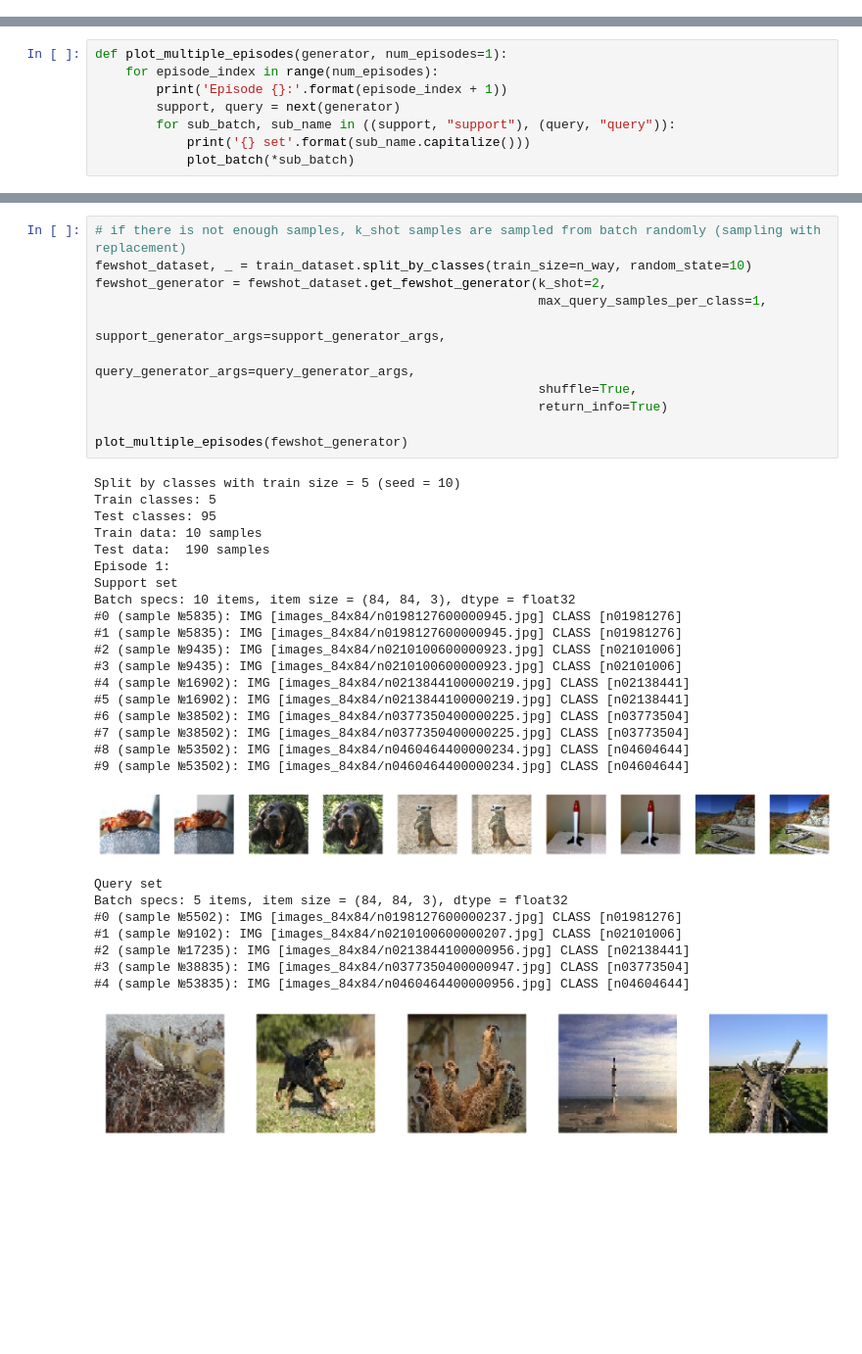
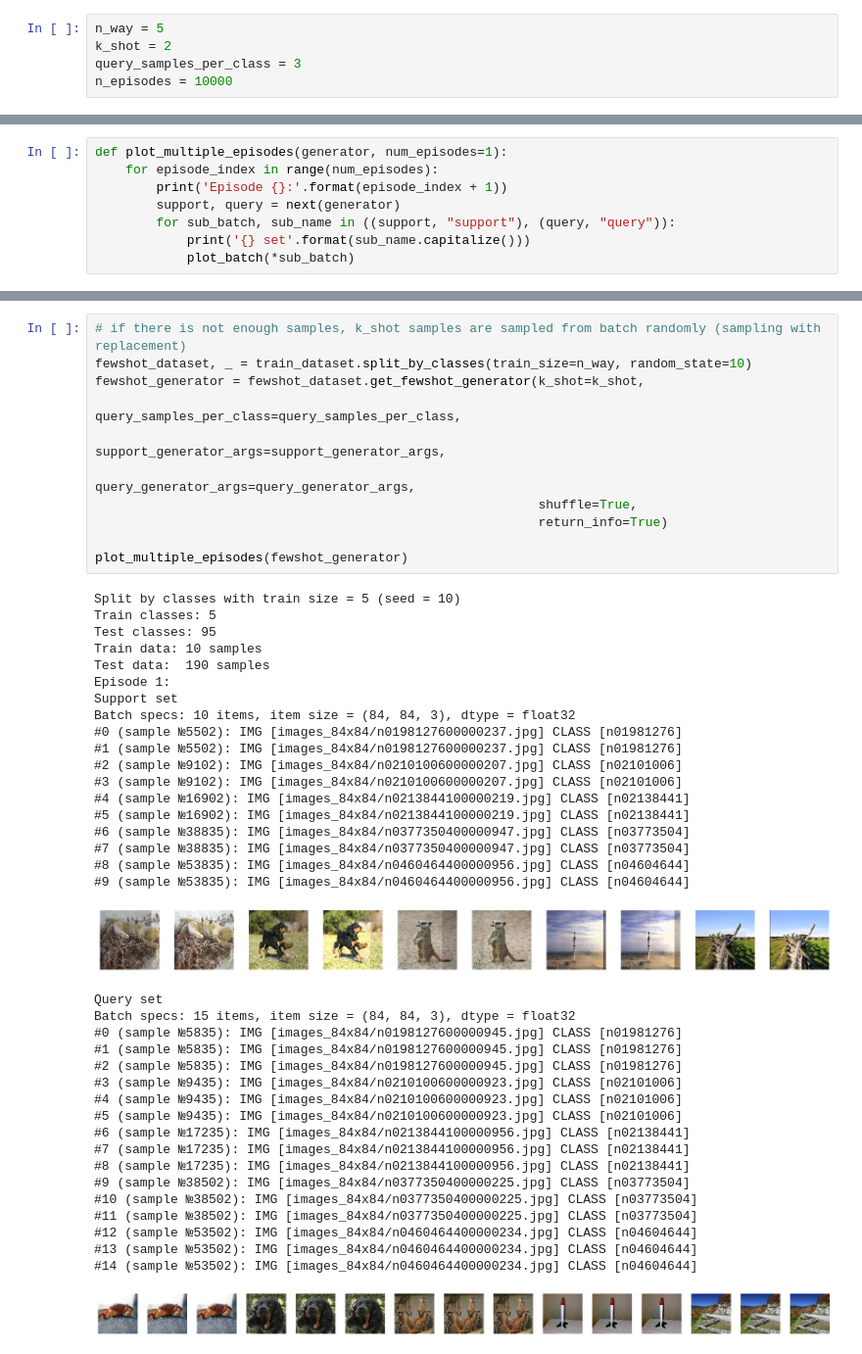
Before and after one commit to konev-artem/FewShotLearning, a Jupyter notebook: scripts/data_provider_demo.ipynb, the cells around one changed output, grey strips where cells are left out. Shown at 98% size. Saved outputs shown, nothing was run; the diff lists cells and outputs as text; blank space fills up the shorter version.

```diff
--- a/scripts/data_provider_demo.ipynb
+++ b/scripts/data_provider_demo.ipynb
@@ -311,3 +309,8 @@ n_way = 5
+# %%
+n_way = 5
+k_shot = 2
+query_samples_per_class = 3
+n_episodes = 10000
 # %%
 support_generator_args = {
     'num_images_in_mixup': 2,
@@ -373,39 +386,49 @@ Test data:  59800 samples
 # %%
 # if there is not enough samples, k_shot samples are sampled from batch randomly (sampling with replacement)
 fewshot_dataset, _ = train_dataset.split_by_classes(train_size=n_way, random_state=10)
-fewshot_generator = fewshot_dataset.get_fewshot_generator(k_shot=2,
-                                                          max_query_samples_per_class=1,
+fewshot_generator = fewshot_dataset.get_fewshot_generator(k_shot=k_shot,
+                                                          query_samples_per_class=query_samples_per_class,
                                                           support_generator_args=support_generator_args,
                                                           query_generator_args=query_generator_args,
                                                           shuffle=True,
                                                           return_info=True)
 
 plot_multiple_episodes(fewshot_generator)
 # %% [output]
 Split by classes with train size = 5 (seed = 10)
 Train classes: 5
 Test classes: 95
 Train data: 10 samples
 Test data:  190 samples
 Episode 1:
 Support set
 Batch specs: 10 items, item size = (84, 84, 3), dtype = float32
-#0 (sample №5835): IMG [images_84x84/n0198127600000945.jpg] CLASS [n01981276]
-#1 (sample №5835): IMG [images_84x84/n0198127600000945.jpg] CLASS [n01981276]
-#2 (sample №9435): IMG [images_84x84/n0210100600000923.jpg] CLASS [n02101006]
-#3 (sample №9435): IMG [images_84x84/n0210100600000923.jpg] CLASS [n02101006]
+#0 (sample №5502): IMG [images_84x84/n0198127600000237.jpg] CLASS [n01981276]
+#1 (sample №5502): IMG [images_84x84/n0198127600000237.jpg] CLASS [n01981276]
+#2 (sample №9102): IMG [images_84x84/n0210100600000207.jpg] CLASS [n02101006]
+#3 (sample №9102): IMG [images_84x84/n0210100600000207.jpg] CLASS [n02101006]
 #4 (sample №16902): IMG [images_84x84/n0213844100000219.jpg] CLASS [n02138441]
 #5 (sample №16902): IMG [images_84x84/n0213844100000219.jpg] CLASS [n02138441]
-#6 (sample №38502): IMG [images_84x84/n0377350400000225.jpg] CLASS [n03773504]
-#7 (sample №38502): IMG [images_84x84/n0377350400000225.jpg] CLASS [n03773504]
-#8 (sample №53502): IMG [images_84x84/n0460464400000234.jpg] CLASS [n04604644]
-#9 (sample №53502): IMG [images_84x84/n0460464400000234.jpg] CLASS [n04604644]
+#6 (sample №38835): IMG [images_84x84/n0377350400000947.jpg] CLASS [n03773504]
+#7 (sample №38835): IMG [images_84x84/n0377350400000947.jpg] CLASS [n03773504]
+#8 (sample №53835): IMG [images_84x84/n0460464400000956.jpg] CLASS [n04604644]
+#9 (sample №53835): IMG [images_84x84/n0460464400000956.jpg] CLASS [n04604644]
-[figure, old version]
+[figure, new version]
 Query set
-Batch specs: 5 items, item size = (84, 84, 3), dtype = float32
-#0 (sample №5502): IMG [images_84x84/n0198127600000237.jpg] CLASS [n01981276]
-#1 (sample №9102): IMG [images_84x84/n0210100600000207.jpg] CLASS [n02101006]
-#2 (sample №17235): IMG [images_84x84/n0213844100000956.jpg] CLASS [n02138441]
-#3 (sample №38835): IMG [images_84x84/n0377350400000947.jpg] CLASS [n03773504]
-#4 (sample №53835): IMG [images_84x84/n0460464400000956.jpg] CLASS [n04604644]
+Batch specs: 15 items, item size = (84, 84, 3), dtype = float32
+#0 (sample №5835): IMG [images_84x84/n0198127600000945.jpg] CLASS [n01981276]
+#1 (sample №5835): IMG [images_84x84/n0198127600000945.jpg] CLASS [n01981276]
+#2 (sample №5835): IMG [images_84x84/n0198127600000945.jpg] CLASS [n01981276]
+#3 (sample №9435): IMG [images_84x84/n0210100600000923.jpg] CLASS [n02101006]
+#4 (sample №9435): IMG [images_84x84/n0210100600000923.jpg] CLASS [n02101006]
+#5 (sample №9435): IMG [images_84x84/n0210100600000923.jpg] CLASS [n02101006]
+#6 (sample №17235): IMG [images_84x84/n0213844100000956.jpg] CLASS [n02138441]
+#7 (sample №17235): IMG [images_84x84/n0213844100000956.jpg] CLASS [n02138441]
+#8 (sample №17235): IMG [images_84x84/n0213844100000956.jpg] CLASS [n02138441]
+#9 (sample №38502): IMG [images_84x84/n0377350400000225.jpg] CLASS [n03773504]
+#10 (sample №38502): IMG [images_84x84/n0377350400000225.jpg] CLASS [n03773504]
+#11 (sample №38502): IMG [images_84x84/n0377350400000225.jpg] CLASS [n03773504]
+#12 (sample №53502): IMG [images_84x84/n0460464400000234.jpg] CLASS [n04604644]
+#13 (sample №53502): IMG [images_84x84/n0460464400000234.jpg] CLASS [n04604644]
+#14 (sample №53502): IMG [images_84x84/n0460464400000234.jpg] CLASS [n04604644]
-[figure, old version]
+[figure, new version]
```
Also changed, not shown: parts of 4 cells of this notebook, 2 other files.
